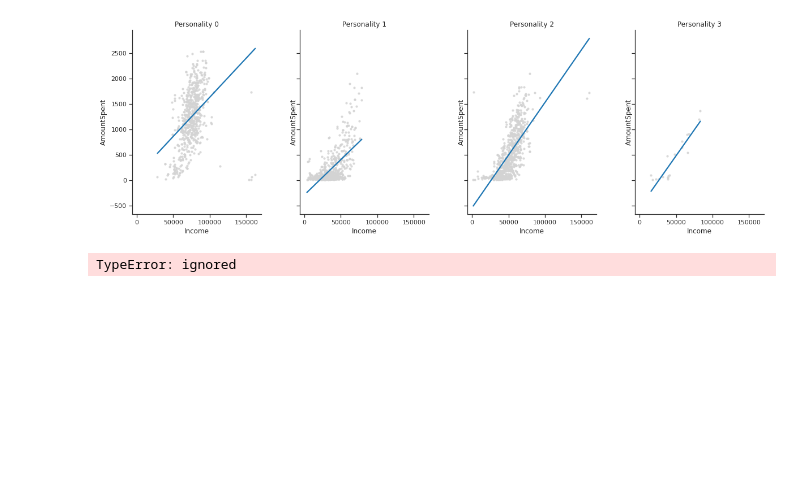
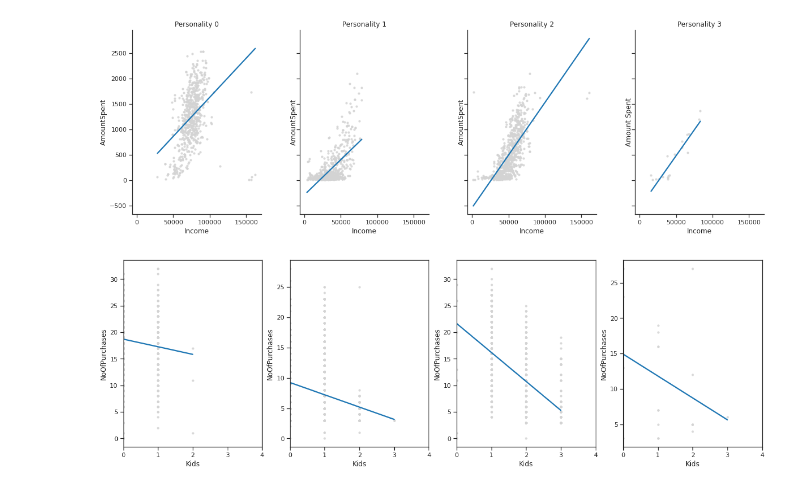
Before and after one commit to fgith/data-science, a Jupyter notebook: logistic-regression/logistic_regression_customerpersonality.ipynb, the cells around one changed output. Cells and saved outputs as stored; diff of their text form; code cells hidden in the pictures; blank space fills up the shorter version.

```diff
--- a/logistic-regression/logistic_regression_customerpersonality.ipynb
+++ b/logistic-regression/logistic_regression_customerpersonality.ipynb
@@ -466,13 +466,13 @@ sns.despine()
 [figure]
 # %%
 fig, axs = plt.subplots(1, k, figsize=(5 * k,6),sharex=True,sharey=False)
-maxKids = int(max(df_orig["Kids"]))
+
 for i in range(k):
   g = sns.regplot(data = df_orig[df_orig['Cluster']==i],
               x = 'Kids', ci = None,
               y = 'NoOfPurchases',
               scatter_kws = {'s':10, 'color':'lightgray'},
               ax = axs[i])
   axs[i].set_xlim(0, 4)
 # %% [output]
-TypeError: ignored
+[figure, added]
```
Also changed, not shown: parts of 7 cells of this notebook.
